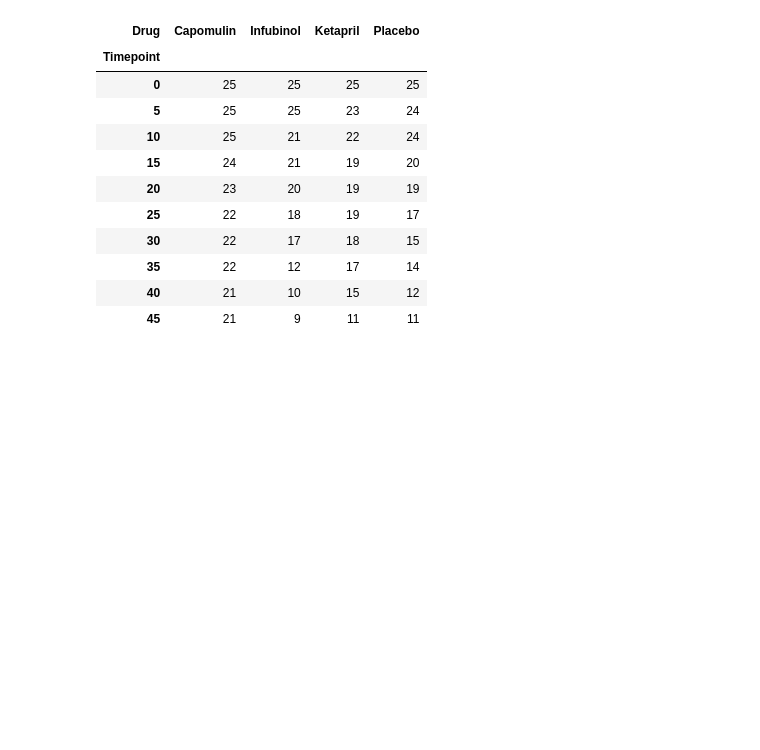
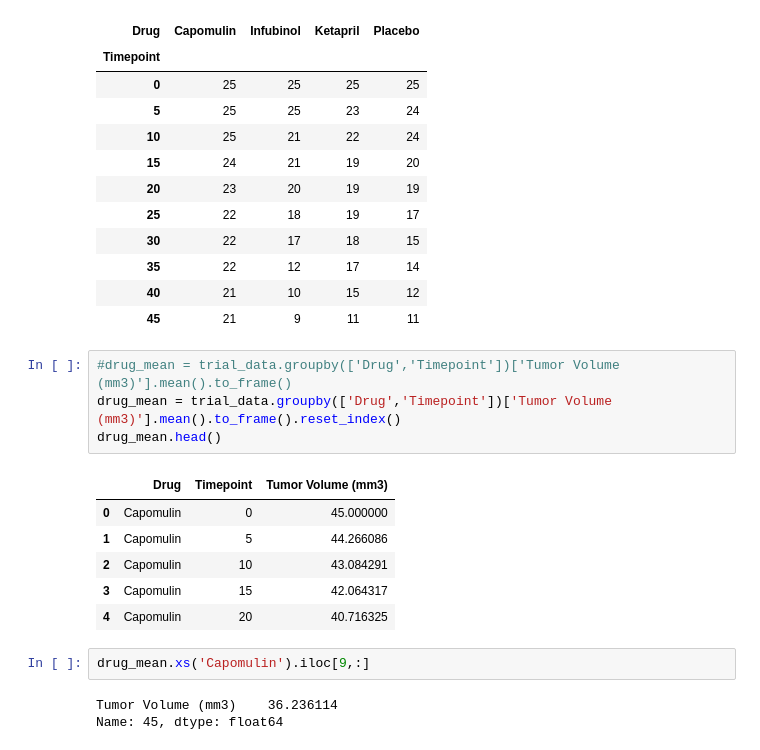
Before and after one commit to txstu09/pymaceuticals-inc, a Jupyter notebook: pymaceuticals.ipynb, the cells around one changed output. Saved outputs shown, nothing was run; the diff lists cells and outputs as text; blank space fills up the shorter version.

Commit message:
testing tumor volume change

```diff
--- a/pymaceuticals.ipynb
+++ b/pymaceuticals.ipynb
@@ -119,3 +119,19 @@ mice_alive[['Capomulin','Infubinol','Ketapril','Placebo']]
 | 35 | 22 | 12 | 17 | 14 |
 | 40 | 21 | 10 | 15 | 12 |
 | 45 | 21 | 9 | 11 | 11 |
+# %%
+#drug_mean = trial_data.groupby(['Drug','Timepoint'])['Tumor Volume (mm3)'].mean().to_frame()
+drug_mean = trial_data.groupby(['Drug','Timepoint'])['Tumor Volume (mm3)'].mean().to_frame().reset_index()
+drug_mean.head()
+# %% [output]
+|  | Drug | Timepoint | Tumor Volume (mm3) |
+| 0 | Capomulin | 0 | 45.000000 |
+| 1 | Capomulin | 5 | 44.266086 |
+| 2 | Capomulin | 10 | 43.084291 |
+| 3 | Capomulin | 15 | 42.064317 |
+| 4 | Capomulin | 20 | 40.716325 |
+# %%
+drug_mean.xs('Capomulin').iloc[9,:]
+# %% [output]
+Tumor Volume (mm3)    36.236114
+Name: 45, dtype: float64
```
Also changed, not shown: parts of 1 cell of this notebook.
